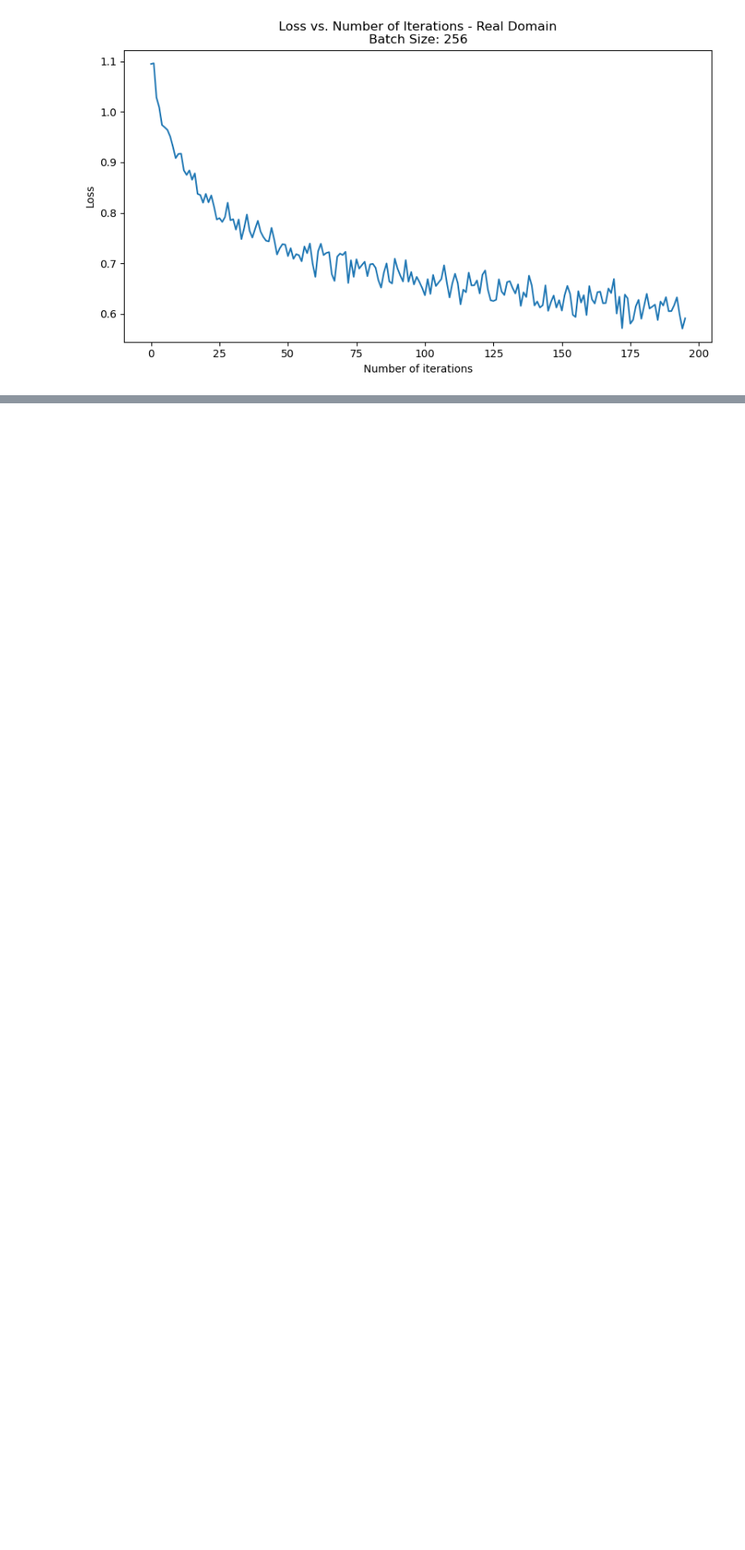
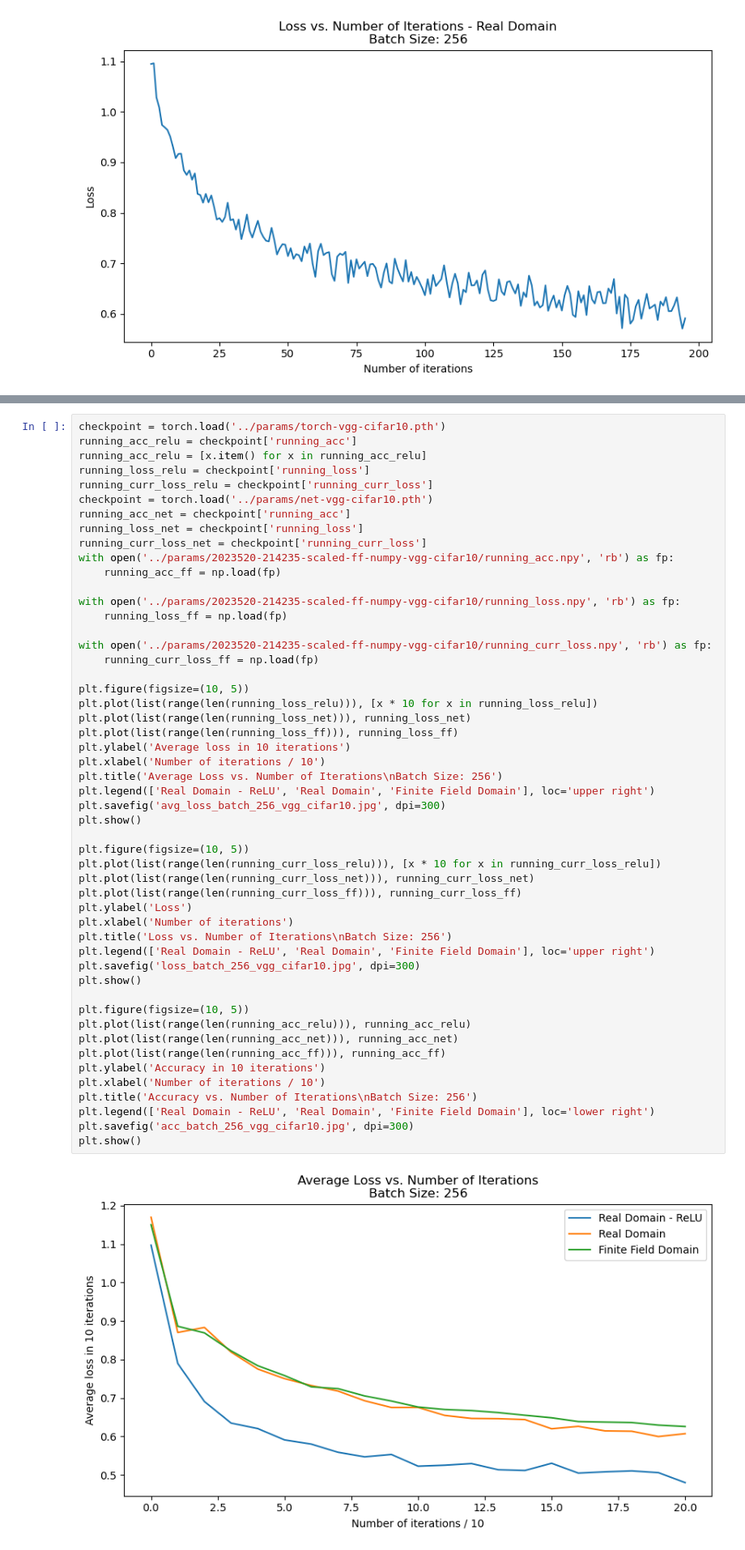
Before and after one commit to gulerlab/finite-field-nn, a Jupyter notebook: plots/plot_from_saved_data.ipynb, the cells around one changed output, grey strips where cells are left out. Shown at 81% size. Drawn from its saved outputs; the diff is of its cells as text; blank space fills up the shorter version.

```diff
--- a/plots/plot_from_saved_data.ipynb
+++ b/plots/plot_from_saved_data.ipynb
@@ -116,0 +150,53 @@ plt.show()
+# %%
+checkpoint = torch.load('../params/torch-vgg-cifar10.pth')
+running_acc_relu = checkpoint['running_acc']
+running_acc_relu = [x.item() for x in running_acc_relu]
+running_loss_relu = checkpoint['running_loss']
+running_curr_loss_relu = checkpoint['running_curr_loss']
+checkpoint = torch.load('../params/net-vgg-cifar10.pth')
+running_acc_net = checkpoint['running_acc']
+running_loss_net = checkpoint['running_loss']
+running_curr_loss_net = checkpoint['running_curr_loss']
+with open('../params/2023520-214235-scaled-ff-numpy-vgg-cifar10/running_acc.npy', 'rb') as fp:
+    running_acc_ff = np.load(fp)
+
+with open('../params/2023520-214235-scaled-ff-numpy-vgg-cifar10/running_loss.npy', 'rb') as fp:
+    running_loss_ff = np.load(fp)
+
+with open('../params/2023520-214235-scaled-ff-numpy-vgg-cifar10/running_curr_loss.npy', 'rb') as fp:
+    running_curr_loss_ff = np.load(fp)
+
+plt.figure(figsize=(10, 5))
+plt.plot(list(range(len(running_loss_relu))), [x * 10 for x in running_loss_relu])
+plt.plot(list(range(len(running_loss_net))), running_loss_net)
+plt.plot(list(range(len(running_loss_ff))), running_loss_ff)
+plt.ylabel('Average loss in 10 iterations')
+plt.xlabel('Number of iterations / 10')
+plt.title('Average Loss vs. Number of Iterations\nBatch Size: 256')
+plt.legend(['Real Domain - ReLU', 'Real Domain', 'Finite Field Domain'], loc='upper right')
+plt.savefig('avg_loss_batch_256_vgg_cifar10.jpg', dpi=300)
+plt.show()
+
+plt.figure(figsize=(10, 5))
+plt.plot(list(range(len(running_curr_loss_relu))), [x * 10 for x in running_curr_loss_relu])
+plt.plot(list(range(len(running_curr_loss_net))), running_curr_loss_net)
+plt.plot(list(range(len(running_curr_loss_ff))), running_curr_loss_ff)
+plt.ylabel('Loss')
+plt.xlabel('Number of iterations')
+plt.title('Loss vs. Number of Iterations\nBatch Size: 256')
+plt.legend(['Real Domain - ReLU', 'Real Domain', 'Finite Field Domain'], loc='upper right')
+plt.savefig('loss_batch_256_vgg_cifar10.jpg', dpi=300)
+plt.show()
+
+plt.figure(figsize=(10, 5))
+plt.plot(list(range(len(running_acc_relu))), running_acc_relu)
+plt.plot(list(range(len(running_acc_net))), running_acc_net)
+plt.plot(list(range(len(running_acc_ff))), running_acc_ff)
+plt.ylabel('Accuracy in 10 iterations')
+plt.xlabel('Number of iterations / 10')
+plt.title('Accuracy vs. Number of Iterations\nBatch Size: 256')
+plt.legend(['Real Domain - ReLU', 'Real Domain', 'Finite Field Domain'], loc='lower right')
+plt.savefig('acc_batch_256_vgg_cifar10.jpg', dpi=300)
+plt.show()
+# %% [output]
+[figure, added]
```
Also changed, not shown: parts of 2 cells of this notebook, 8 other files.
